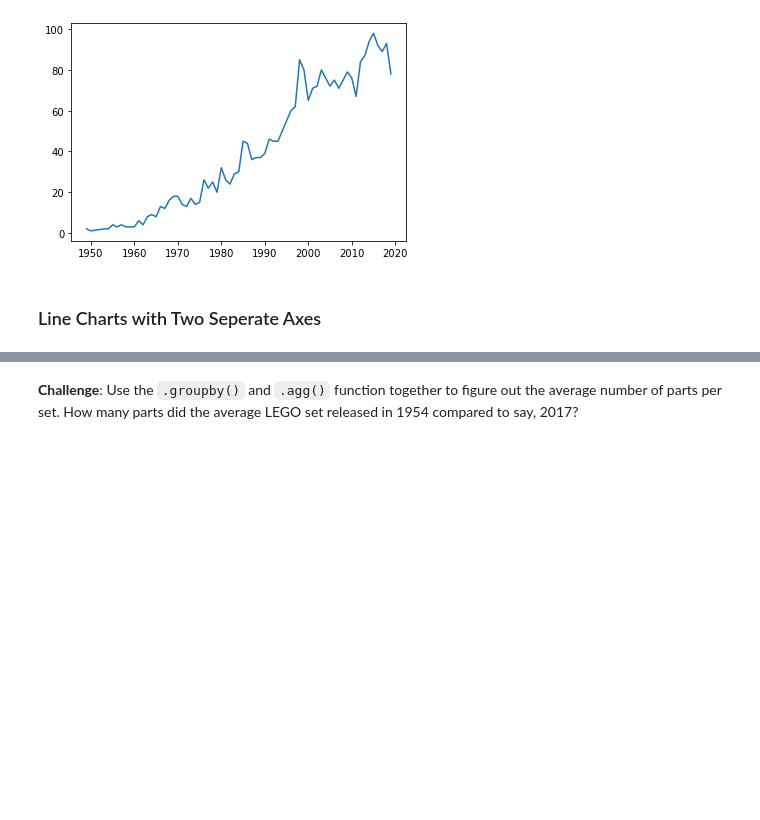
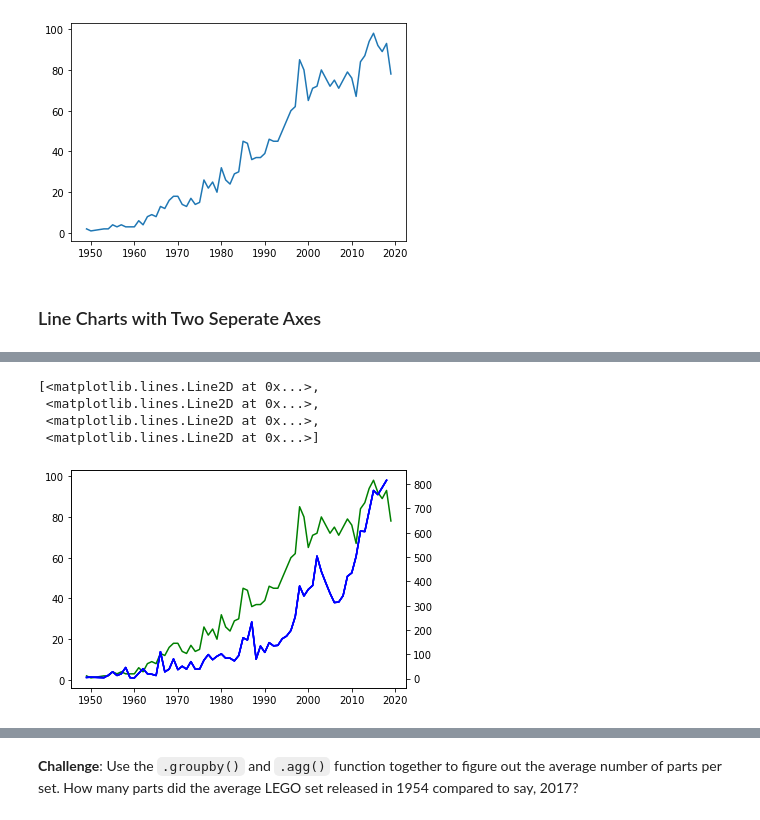
Before and after one commit to halilcodes/lego-set-stats, a Jupyter notebook: Lego_Analysis_for_Course_(start).ipynb, the cells around one changed output, grey strips where cells are left out. Drawn from its saved outputs; the diff is of its cells as text; code cells hidden in the pictures; blank space fills up the shorter version.

```diff
--- a/Lego_Analysis_for_Course_(start).ipynb
+++ b/Lego_Analysis_for_Course_(start).ipynb
@@ -234,0 +244,12 @@ plt.plot(theme_year.index[:-2], theme_year.nr_themes[:-2])
+# %%
+ax1 = plt.gca()
+ax2 = ax1.twinx()
+
+ax1.plot(theme_year.index[:-2], theme_year.nr_themes[:-2], color="g")
+ax2.plot(sets_year.index, sets_year.values, color="b")
+# %% [output]
+[<matplotlib.lines.Line2D at 0x...>,
+ <matplotlib.lines.Line2D at 0x...>,
+ <matplotlib.lines.Line2D at 0x...>,
+ <matplotlib.lines.Line2D at 0x...>]
+[figure, added]
```
Also changed, not shown: parts of 3 cells of this notebook.
